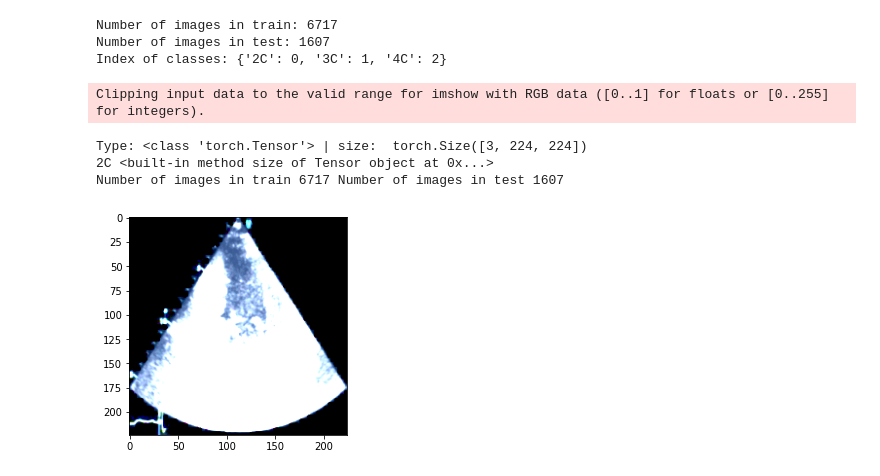
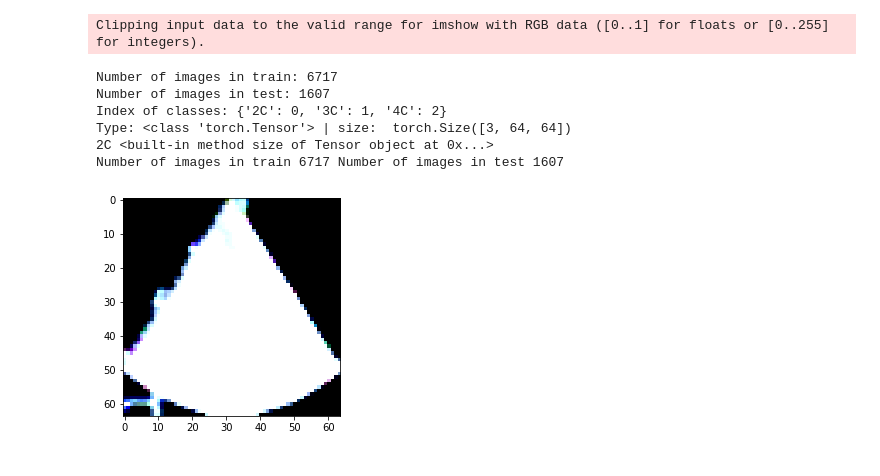
Before and after one commit to PhatthanhtuHN/ML_Echocardiographic, a Jupyter notebook: ML_echocardiographic.ipynb, the cells around one changed output. Drawn from its saved outputs; the diff is of its cells as text; code cells hidden in the pictures.

```diff
--- a/ML_echocardiographic.ipynb
+++ b/ML_echocardiographic.ipynb
@@ -36,10 +36,11 @@ def get_classes():
   return classes
 
 TrainTest = namedtuple('TrainTest', ['train', 'test'])
-
+img_size_default = 224
+img_size_medium = 64
+img_size_small = 32
 # Hàm chuẩn bị dữ liệu
-def prepare_data():
-  img_size = 224
+def prepare_data(img_size):
   # Hàm transform chuẩn hóa ảnh về kích thước 224 x 224 và chuyển thành Tensor là một mảng nhiều chiều
   transforms_train = transforms.Compose([
     transforms.Resize((img_size, img_size)),
@@ -94,7 +95,7 @@ class VGG19(nn.Module):
   def __init__(self):
     super().__init__()
     self.features = self._make_features()
-    self.classification_head = nn.Linear(in_features=25088, out_features=3)
+    self.classification_head = nn.Linear(in_features=2048, out_features=3) #7x7x512 với img_size = 224
 
   def forward(self, x):
     out = self.features(x)
@@ -118,38 +119,38 @@ class VGG19(nn.Module):
 # %%
 def imshow(images, labels, predicted, target_names):
   img = torchvision.utils.make_grid(images)
   plt.imshow(img.permute(1, 2, 0).cpu().numpy())
   [print(target_names[c], end=' ') for c in list(labels.cpu().numpy())]
   print()
   [print(target_names[c], end=' ') for c in list(predicted.cpu().numpy())]
   print()
   # print(target_names[list(labels.cpu().numpy())])
   # print(target_names[list(predicted.cpu().numpy())])
 
   # def imshow(img):
   #   img = img / 2 + 0.5     # unnormalize
   #   npimg = img.numpy()
   #   plt.imshow(np.transpose(npimg, (1, 2, 0)))
   #   plt.show()
 def test():
   classes = get_classes()
-  datasets = prepare_data()
+  datasets = prepare_data(img_size=img_size_medium)
 
   img, label = datasets.train[0]
   print(classes[label], img.size)
   print('Number of images in train', len(datasets.train), 'Number of images in test', len(datasets.test))
   plt.imshow(img.permute(1, 2, 0))
 
 test()
 # %% [output]
-Number of images in train: 6717
-Number of images in test: 1607
-Index of classes: {'2C': 0, '3C': 1, '4C': 2}
+Clipping input data to the valid range for imshow with RGB data ([0..1] for floats or [0..255] for integers).
-Clipping input data to the valid range for imshow with RGB data ([0..1] for floats or [0..255] for integers).
+Number of images in train: 6717
+Number of images in test: 1607
+Index of classes: {'2C': 0, '3C': 1, '4C': 2}
+Type: <class 'torch.Tensor'> | size:  torch.Size([3, 64, 64])
+2C <built-in method size of Tensor object at 0x...>
+Number of images in train 6717 Number of images in test 1607
-Type: <class 'torch.Tensor'> | size:  torch.Size([3, 224, 224])
-2C <built-in method size of Tensor object at 0x...>
-Number of images in train 6717 Number of images in test 1607
-[figure, old version]
+[figure, new version]
 # %%
 # Hàm train với mỗi batch trong bộ dữ liệu
 def train_epoch(epoch, model, loader, loss_func, optimizer, device):
```
Also changed, not shown: parts of 6 cells of this notebook.
